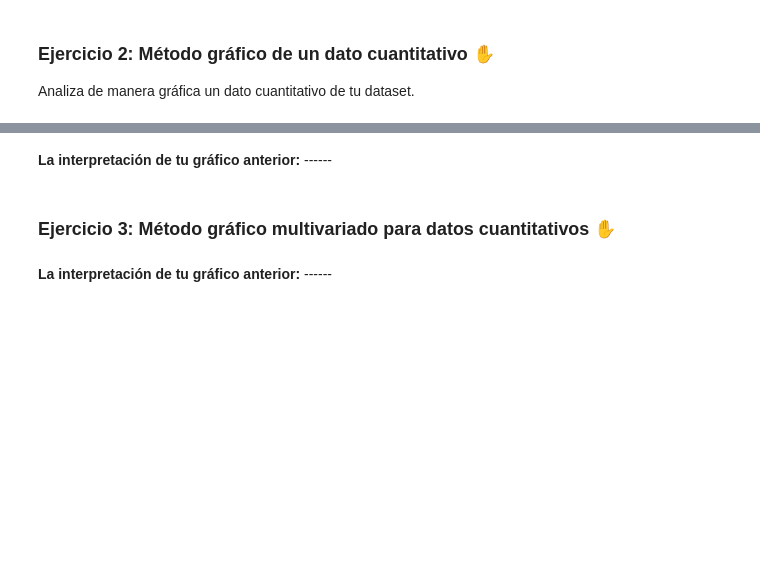
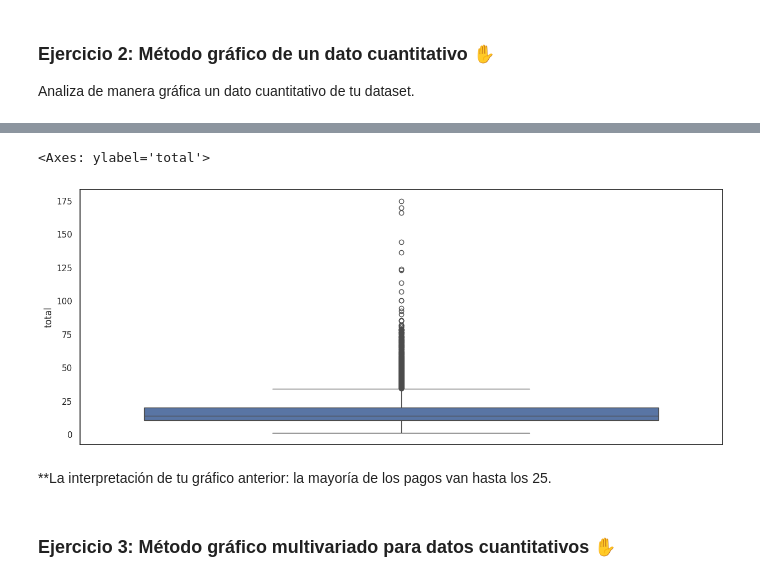
Before and after one commit to MonicaSaldias/Python_UTEC_F, a Jupyter notebook: Sesion_6_Tarea.ipynb, the cells around one changed output, grey strips where cells are left out. Drawn from its saved outputs; the diff is of its cells as text; code cells hidden in the pictures; blank space fills up the shorter version.

```diff
--- a/Sesion_6_Tarea.ipynb
+++ b/Sesion_6_Tarea.ipynb
@@ -70,4 +106,9 @@ Analiza de manera gráfica un dato cuantitativo de tu dataset.
+# %%
+sns.boxplot(data=df, y='total')
+# %% [output]
+<Axes: ylabel='total'>
+[figure, added]
 # %% [markdown]
-**La interpretación de tu gráfico anterior:** ------
+**La interpretación de tu gráfico anterior: la mayoría de los pagos van hasta los 25.
 # %% [markdown]
 ### **Ejercicio 3**: Método gráfico multivariado para datos cuantitativos ✋
@@ -76,2 +114,0 @@ Analiza de manera gráfica un dato cuantitativo de tu dataset.
-# %% [markdown]
-**La interpretación de tu gráfico anterior:** ------
```
Also changed, not shown: parts of 12 cells of this notebook.
